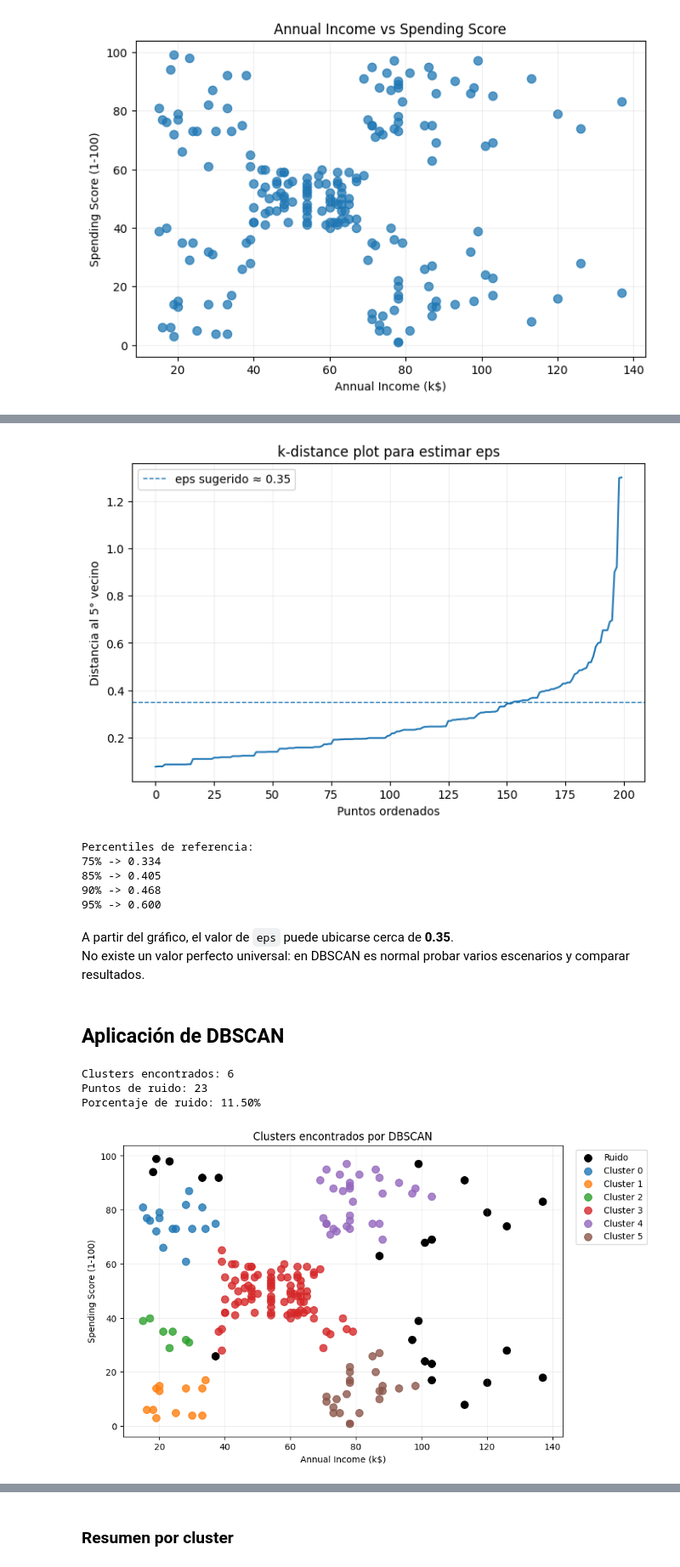
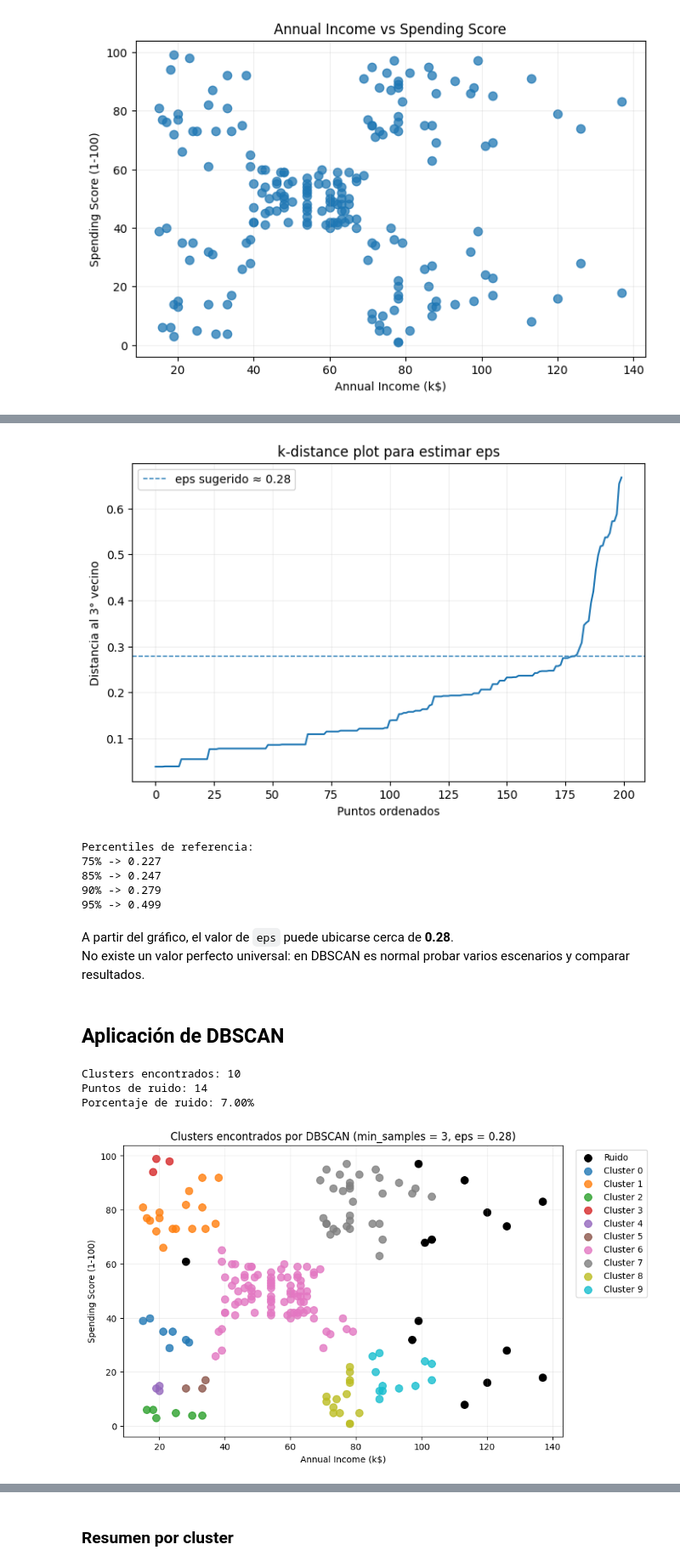
Before and after one commit to Manuel-Carreno/DBSCAN_expo, a Jupyter notebook: DBSCAN_terminado.ipynb, the cells around one changed output, grey strips where cells are left out. Shown at 85% size. Saved outputs shown, nothing was run; the diff lists cells and outputs as text; code cells hidden in the pictures.

```diff
--- a/DBSCAN_terminado.ipynb
+++ b/DBSCAN_terminado.ipynb
@@ -95,9 +93,5 @@ Matplotlib is building the font cache; this may take a moment.
 # %%
-data_path = Path("Mall_Customers.csv")
-if not data_path.exists():
-    data_path = Path("/mnt/data/Mall_Customers.csv")
-
-df = pd.read_csv(data_path)
+df = pd.read_csv("data\Mall_Customers.csv")
 df.head()
 # %% [output]
 |  | CustomerID | Genre | Age | Annual Income (k$) | Spending Score (1-100) |
@@ -177,7 +176,7 @@ Tomaremos como punto de partida:
 
 La idea es encontrar el punto donde las distancias comienzan a crecer más rápido.
 # %%
-min_samples = 5
+min_samples = 3
 
 nbrs = NearestNeighbors(n_neighbors=min_samples)
 nbrs.fit(X_scaled)
@@ -189,7 +188,7 @@ k_distances = np.sort(distances[:, -1])
 
 plt.figure(figsize=(8, 5))
 plt.plot(k_distances)
-plt.axhline(y=0.35, linestyle="--", linewidth=1, label="eps sugerido ≈ 0.35")
+plt.axhline(y=0.279, linestyle="--", linewidth=1, label="eps sugerido ≈ 0.28")
 plt.title("k-distance plot para estimar eps")
 plt.xlabel("Puntos ordenados")
 plt.ylabel(f"Distancia al {min_samples}° vecino")
@@ -201,19 +200,19 @@ print("Percentiles de referencia:")
 for q in [0.75, 0.85, 0.90, 0.95]:
     print(f"{int(q*100)}% -> {np.quantile(k_distances, q):.3f}")
 # %% [output]
-[figure, old version]
+[figure, new version]
 Percentiles de referencia:
-75% -> 0.334
-85% -> 0.405
-90% -> 0.468
-95% -> 0.600
+75% -> 0.227
+85% -> 0.247
+90% -> 0.279
+95% -> 0.499
 # %% [markdown]
-A partir del gráfico, el valor de `eps` puede ubicarse cerca de **0.35**.
+A partir del gráfico, el valor de `eps` puede ubicarse cerca de **0.28**.
 No existe un valor perfecto universal: en DBSCAN es normal probar varios escenarios y comparar resultados.
 # %% [markdown]
 ##  Aplicación de DBSCAN
 # %%
-eps = 0.35
+eps = 0.28
 dbscan = DBSCAN(eps=eps, min_samples=min_samples)
 labels = dbscan.fit_predict(X_scaled)
 
@@ -228,33 +227,33 @@ print(f"Clusters encontrados: {n_clusters}")
 print(f"Puntos de ruido: {n_noise}")
 print(f"Porcentaje de ruido: {noise_pct:.2f}%")
 # %% [output]
-Clusters encontrados: 6
-Puntos de ruido: 23
-Porcentaje de ruido: 11.50%
+Clusters encontrados: 10
+Puntos de ruido: 14
+Porcentaje de ruido: 7.00%
 # %%
 plt.figure(figsize=(9, 6))
 
 unique_labels = sorted(df_dbscan["DBSCAN_Cluster"].unique())
 for label in unique_labels:
     mask = df_dbscan["DBSCAN_Cluster"] == label
     if label == -1:
         plt.scatter(
             df_dbscan.loc[mask, "Annual Income (k$)"],
             df_dbscan.loc[mask, "Spending Score (1-100)"],
             s=70, c="black", label="Ruido"
         )
     else:
         plt.scatter(
             df_dbscan.loc[mask, "Annual Income (k$)"],
             df_dbscan.loc[mask, "Spending Score (1-100)"],
             s=70, alpha=0.8, label=f"Cluster {label}"
         )
 
-plt.title("Clusters encontrados por DBSCAN")
+plt.title("Clusters encontrados por DBSCAN (min_samples = 3, eps = 0.28)")
 plt.xlabel("Annual Income (k$)")
 plt.ylabel("Spending Score (1-100)")
 plt.legend(bbox_to_anchor=(1.02, 1), loc="upper left")
 plt.grid(alpha=0.2)
 plt.show()
 # %% [output]
-[figure, old version]
+[figure, new version]
```
Also changed, not shown: parts of 12 cells of this notebook.
